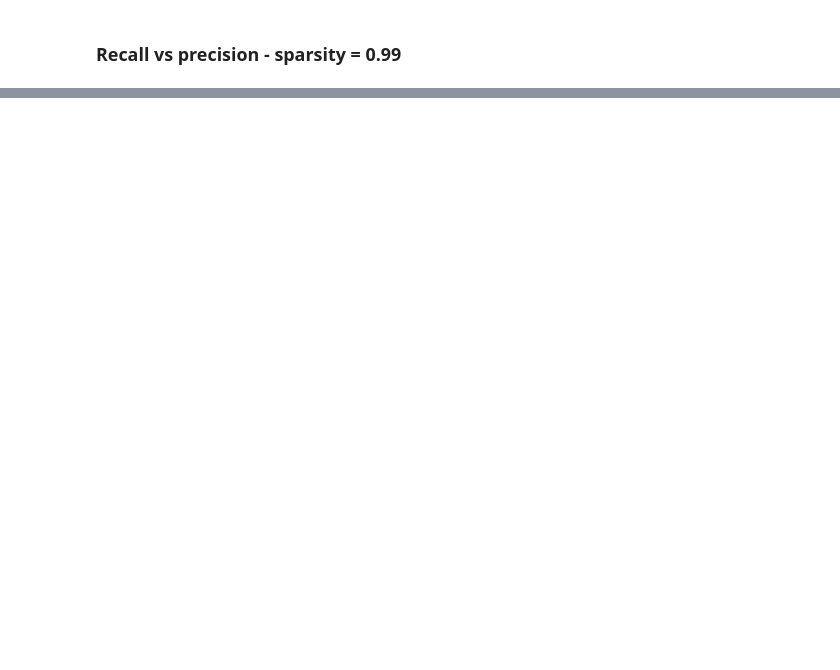
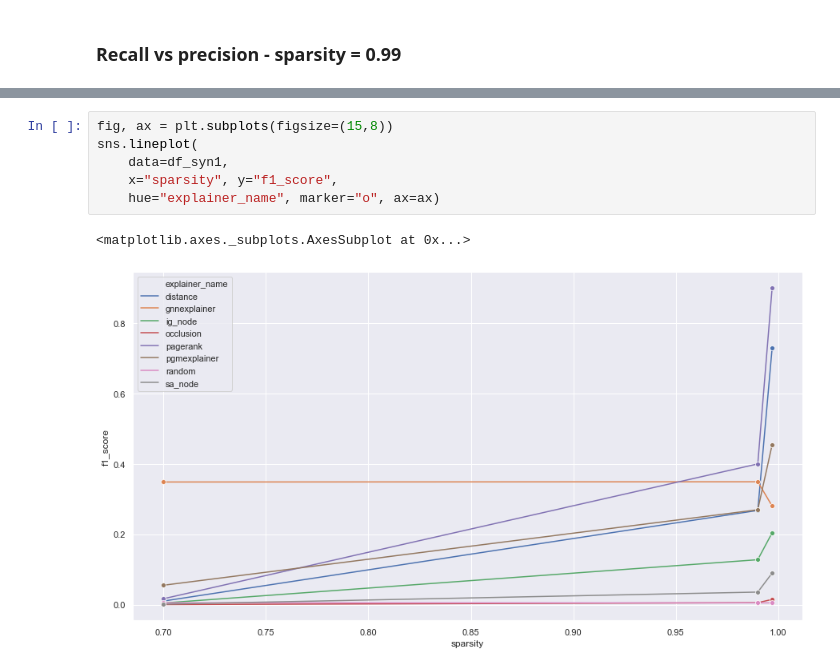
Before and after one commit to GraphFramEx/graphframex, a Jupyter notebook: exp_synthetic/Results_Analysis.ipynb, the cells around one changed output, grey strips where cells are left out. Drawn from its saved outputs; the diff is of its cells as text; blank space fills up the shorter version.

```diff
--- a/exp_synthetic/Results_Analysis.ipynb
+++ b/exp_synthetic/Results_Analysis.ipynb
@@ -47,0 +86,9 @@ df_syn1["1-fidelity_prob-"] = 1- df_syn1["fidelity_prob-"]
+# %%
+fig, ax = plt.subplots(figsize=(15,8))
+sns.lineplot(
+    data=df_syn1,
+    x="sparsity", y="f1_score",
+    hue="explainer_name", marker="o", ax=ax)
+# %% [output]
+<matplotlib.axes._subplots.AxesSubplot at 0x...>
+[figure, added]
```
Also changed, not shown: parts of 13 cells of this notebook, 11 other files.
